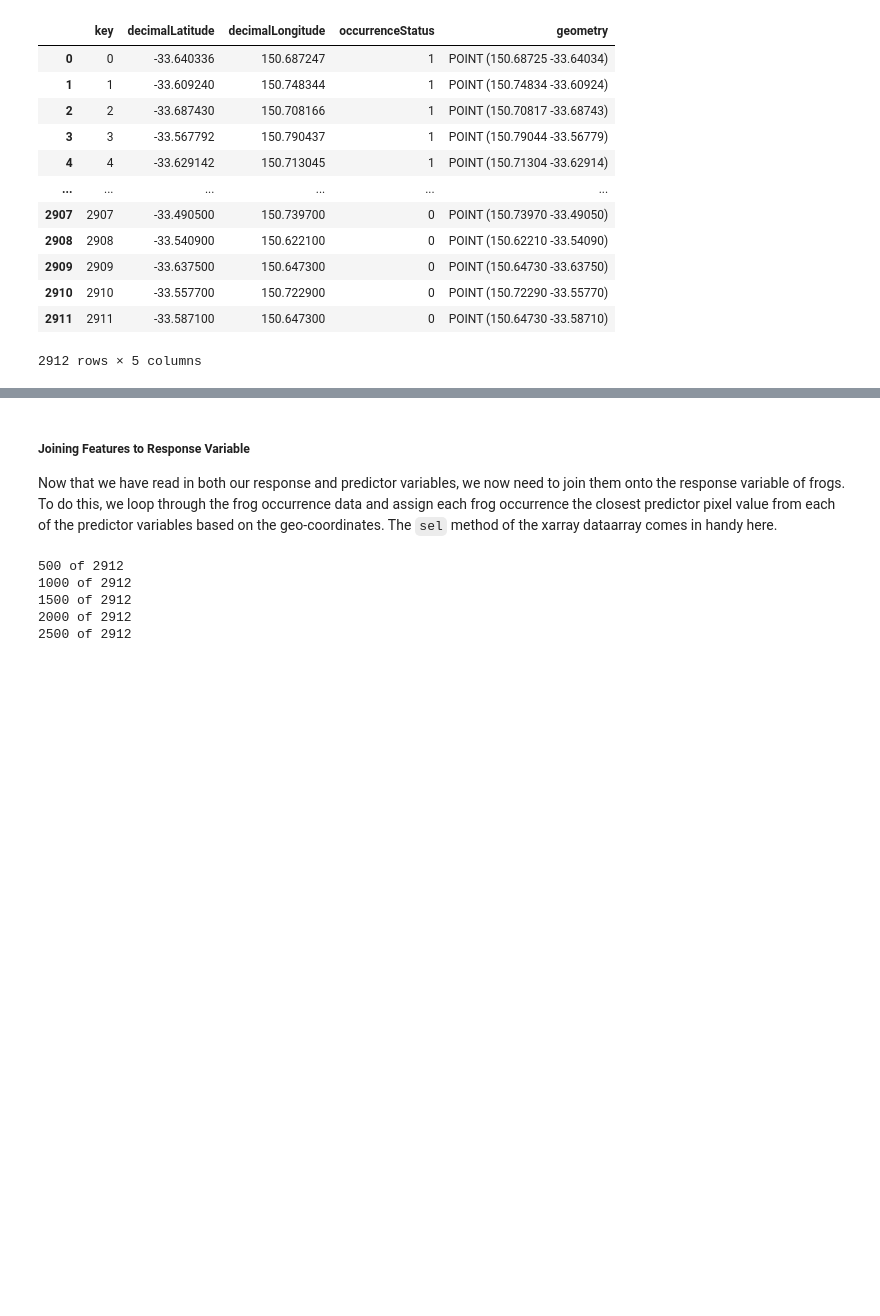
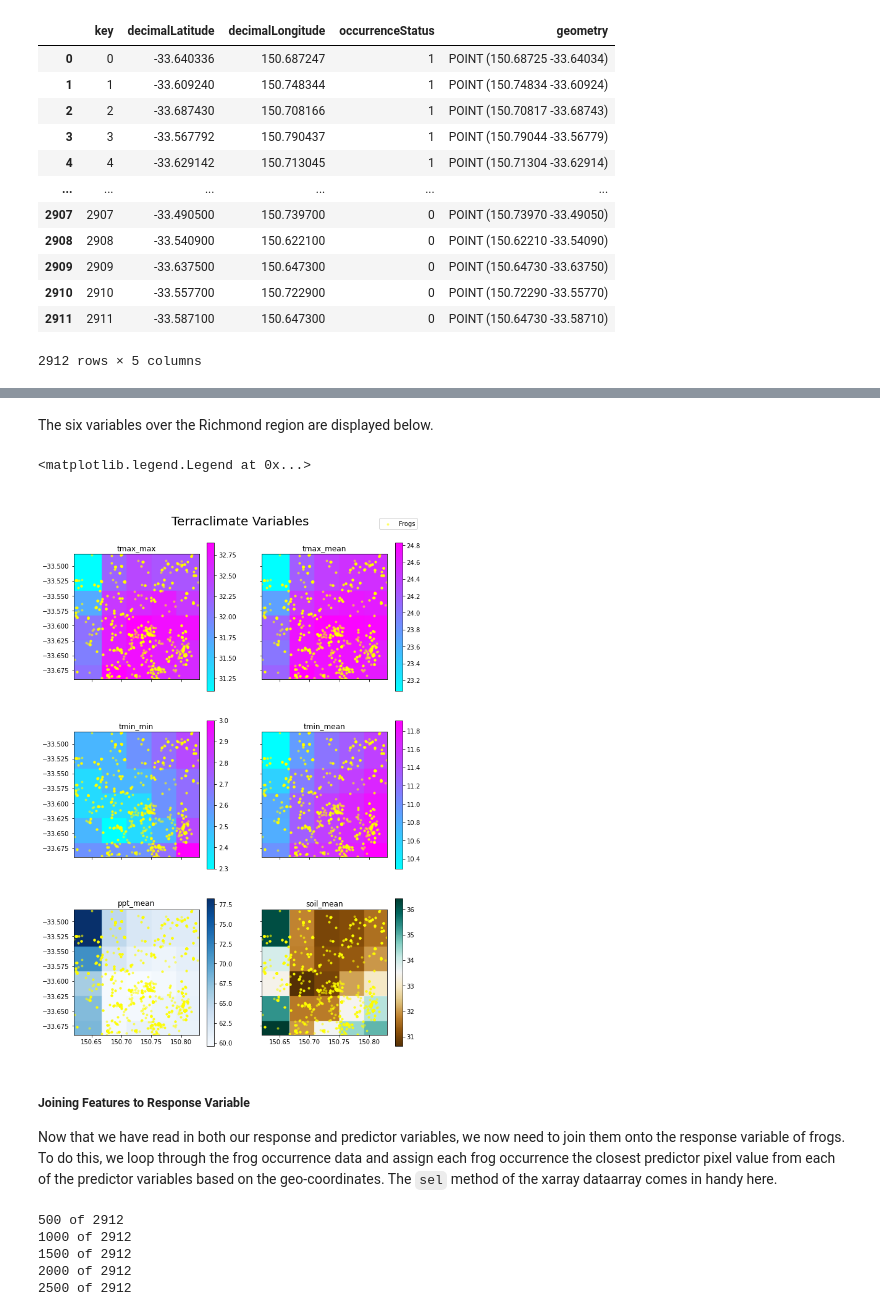
Before and after one commit to EY-Data-Science-Program/2022-Better-Working-World-Data-Challenge, a Jupyter notebook: Model_Level_1.ipynb, the cells around one changed output, grey strips where cells are left out. Saved outputs shown, nothing was run; the diff lists cells and outputs as text; code cells hidden in the pictures; blank space fills up the shorter version.

Commit message:
Model 1 heatmap visualisation

```diff
--- a/Model_Level_1.ipynb
+++ b/Model_Level_1.ipynb
@@ -116,8 +123,18 @@ def get_frogs(bbox, query_params, crs = {'init':'epsg:4326'}, orderKey="952", ve
 # %%
 
 def get_frog_absence(geo_frogs, bbox, crs = {'init':'epsg:4326'}, granularity=(50, 50), seed=420):
-    """Returns a dataframe complete with frog-absence data"""
+    """Returns a dataframe complete with frog-absence data
 
+    Granularity must be sufficiently fine such that there are at least as many non-frog observations
+    as frog observations. This may require some trial and error.
+
+    Arguments:
+    geo_frogs -- geopandas dataframe of frogs, outputted from get_frogs function
+    bbox -- tuple of (min_lon, min_lat, max_lon, max_lat)
+    crs -- dictionary of the coordinate reference system, defaults to {'init':'epsg:4326'}
+    granularity -- 2D tuple of the grid dimensions to divide the bounding box into - (ydim, xdim)
+    seed -- random seed for reproducable resampling
+    """
     # bbox definition
     min_lon, min_lat, max_lon, max_lat = bbox
 
@@ -136,10 +153,10 @@ def get_frog_absence(geo_frogs, bbox, crs = {'init':'epsg:4326'}, granularity=(5
 
     # bottom corner of grid unit
     bottom_corner = bbox_bottom_corner
+
     non_frogs = pd.DataFrame()
     for i in range(grid[0]):
         for j in range(grid[1]):
-
             # Define grid unit
             coords = [
                 tuple(bottom_corner),
@@ -151,14 +168,12 @@ def get_frog_absence(geo_frogs, bbox, crs = {'init':'epsg:4326'}, granularity=(5
 
             # count all frogs that intersect with this region
             num_frogs = sum(geo_frogs.intersects(grid_unit))
-
             if num_frogs == 0:
                 midpoint = bottom_corner + step/2
                 non_frogs = non_frogs.append({'decimalLatitude':midpoint[1], 'decimalLongitude':midpoint[0]}, ignore_index=True)
 
             # move bottom corner to next grid unit
             bottom_corner = bbox_bottom_corner + step*np.array([i, j])
-
     np.random.seed(seed)
     non_frogs = (
         non_frogs
@@ -170,20 +185,17 @@ def get_frog_absence(geo_frogs, bbox, crs = {'init':'epsg:4326'}, granularity=(5
         )
         [[ "decimalLatitude", "decimalLongitude", "occurrenceStatus"]]
     )
-
     geo_non_frogs = gpd.GeoDataFrame(
         non_frogs,
         geometry=gpd.points_from_xy(non_frogs.decimalLongitude, non_frogs.decimalLatitude),
         crs=crs
     )
-
     all_frogs = (
         geo_frogs.append(geo_non_frogs)
         .reset_index(drop=True)
         .reset_index()
         .rename(columns={'index':'key'})
     )
-
     return all_frogs
 # %%
 frog_data = get_frogs(bbox, {"year":"1800,2022"}, verbose=True)
@@ -266,3 +327,30 @@ weather_data = get_terraclimate(
+# %% [markdown]
+The six variables over the Richmond region are displayed below.
+# %%
+nrow = 3
+ncol = 2
+fig, ax = plt.subplots(nrow, ncol, figsize=(10, 15), sharex=True, sharey=True)
+
+bands = weather_data.band.values
+filt = frog_data.occurrenceStatus == 1
+extent = [bbox[0], bbox[2], bbox[1], bbox[3]]
+cmaps = ["cool", "cool", "cool", "cool", "Blues", "BrBG"]
+
+for i in range(len(bands)):
+    img = ax[i//ncol, i%ncol].imshow(weather_data[i, :, :], cmap=cmaps[i], extent=extent, origin='lower')
+    ax[i//ncol, i%ncol].set_title(bands[i])
+    ax[i//ncol, i%ncol].scatter(frog_data[filt].decimalLongitude, frog_data[filt].decimalLatitude,
+                                color = 'yellow', marker='.', alpha=0.5, label='Frogs' if i==0 else '')
+
+    # ax[i//ncol, i%ncol].scatter(weather_data[i].idxmax('x'),weather_data[i].idxmax('y'), color='black', marker='*', s=40)
+
+    fig.colorbar(img, ax=ax[i//ncol, i%ncol])
+
+fig.suptitle("Terraclimate Variables", x=0.5, y=0.92, fontsize=20)
+fig.legend(loc=(0.85, 0.933))
+# %% [output]
+<matplotlib.legend.Legend at 0x...>
+[figure, added]
 # %% [markdown]
 ##### Joining Features to Response Variable
 
```
Also changed, not shown: parts of 17 cells of this notebook.
